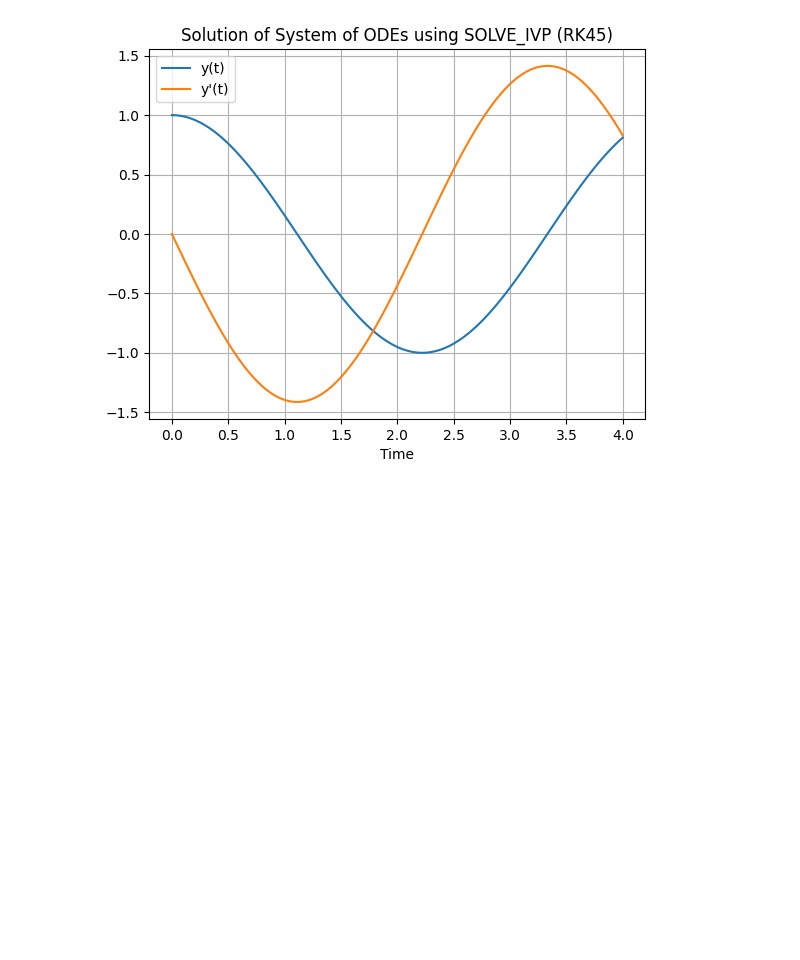
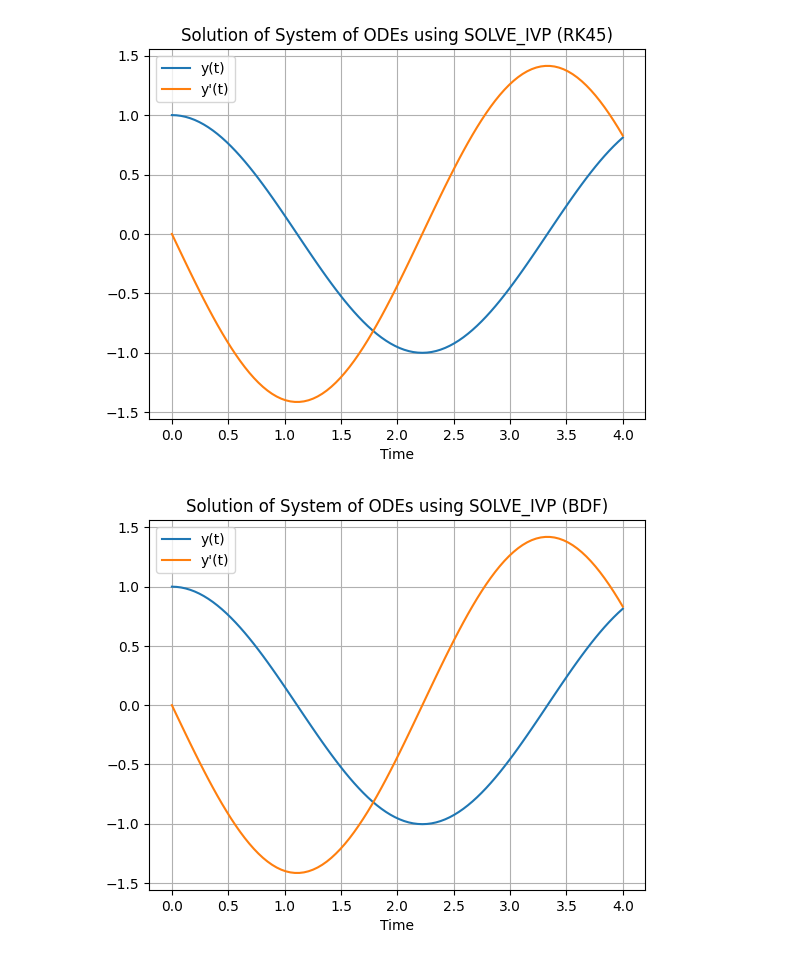
Before and after one commit to rvigneshwaran/datascience-implementations, a Jupyter notebook: 01-data-science-fundamentals/05-scipy-demonstration/11-advanced-integration.ipynb, the cells around one changed output. Drawn from its saved outputs; the diff is of its cells as text; code cells hidden in the pictures; blank space fills up the shorter version.

Commit message:
ODE Integration Using Scipy

```diff
--- a/01-data-science-fundamentals/05-scipy-demonstration/11-advanced-integration.ipynb
+++ b/01-data-science-fundamentals/05-scipy-demonstration/11-advanced-integration.ipynb
@@ -213,3 +213,15 @@ plt.grid(True)
 plt.show()
 # %% [output]
 [figure]
+# %%
+# Example 21: Solving System of ODEs with SOLVE_IVP (BDF Method)
+result_solve_ivp_system_bdf = solve_ivp(ode_system_solve_ivp, t_span, y0, t_eval=t, method='BDF')
+plt.plot(result_solve_ivp_system_bdf.t, result_solve_ivp_system_bdf.y[0], label='y(t)')
+plt.plot(result_solve_ivp_system_bdf.t, result_solve_ivp_system_bdf.y[1], label='y\'(t)')
+plt.xlabel('Time')
+plt.title('Solution of System of ODEs using SOLVE_IVP (BDF)')
+plt.legend()
+plt.grid(True)
+plt.show()
+# %% [output]
+[figure, added]
```
Also changed, not shown: parts of 4 cells of this notebook.
